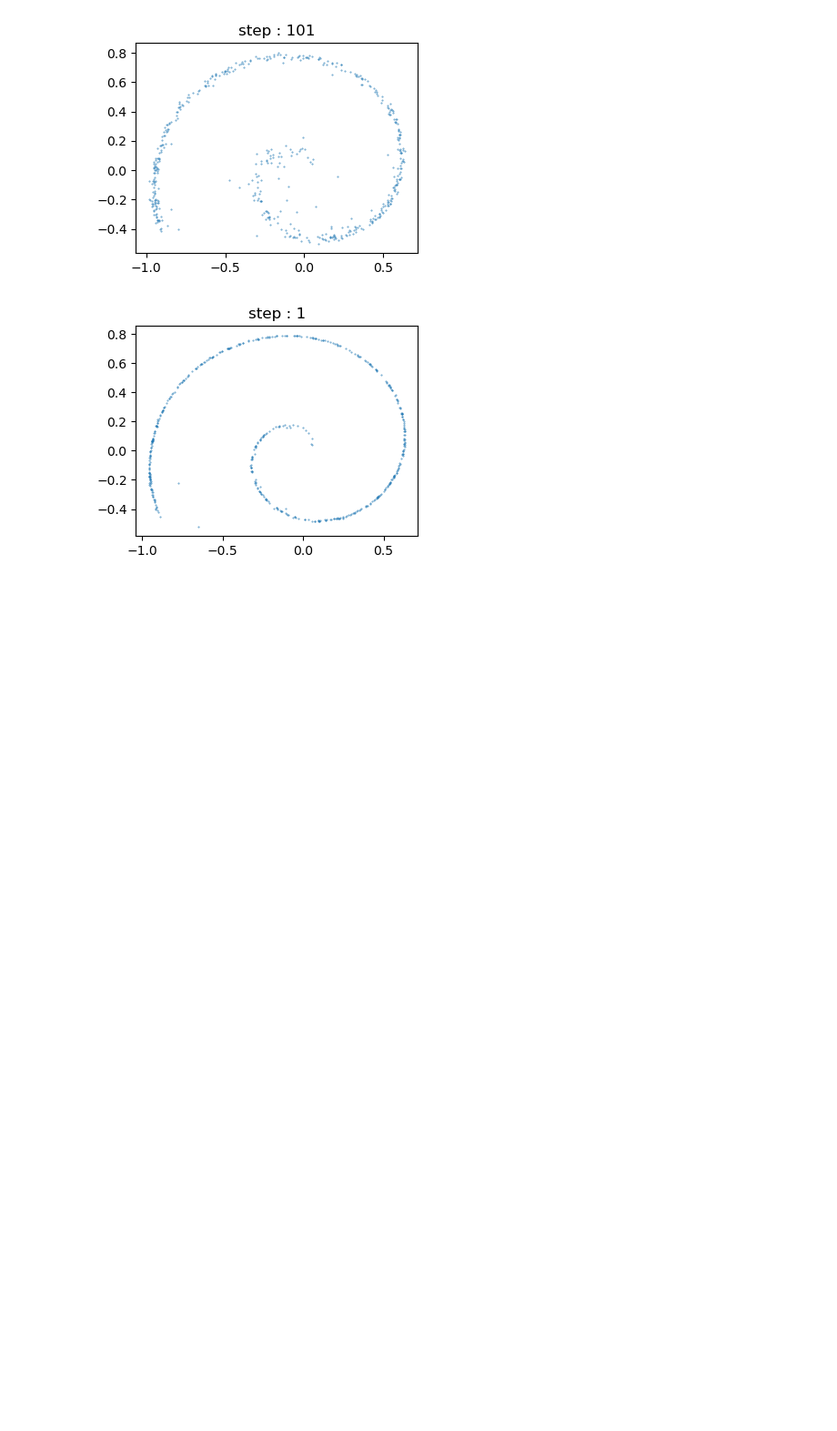
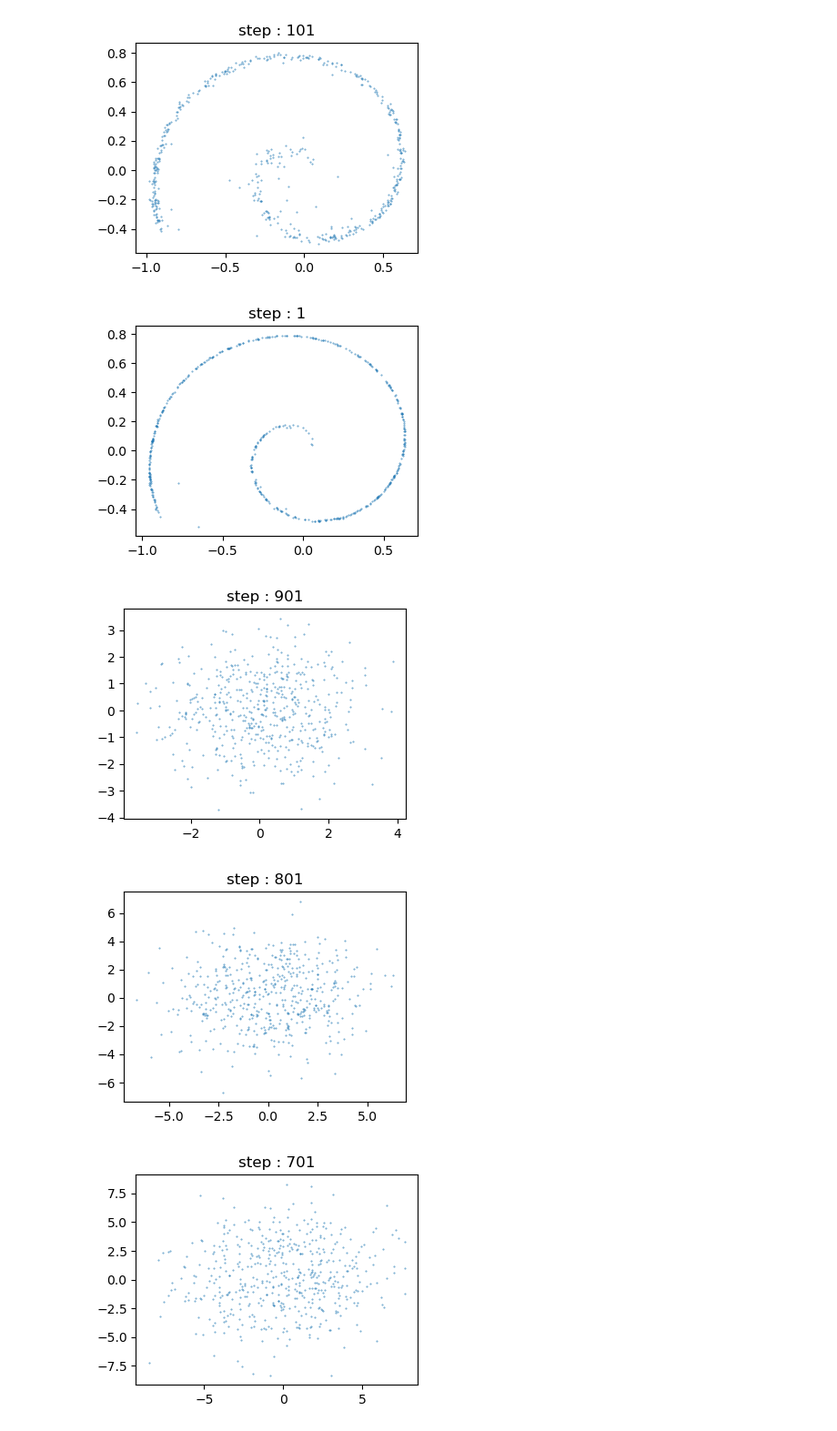
Before and after one commit to Creaptis/diffusion, a Jupyter notebook: second_order_version1.ipynb, the cells around one changed output. Shown: that part at 91% size. Drawn from its saved outputs; the diff is of its cells as text; code cells hidden in the pictures; blank space fills up the shorter version.

Commit message:
non deterministic predictor working

```diff
--- a/second_order_version1.ipynb
+++ b/second_order_version1.ipynb
@@ -463,0 +468,33 @@ result = generate_deterministic_batch(key, parameters, time_indices = time_indic
+# %%
+time_indices = jnp.array( list(range(num_timesteps))*batch_size).reshape(batch_size,num_timesteps).T
+
+def generate_batch(key, parameters, time_indices = time_indices) :
+
+    """
+    - key : PRNG key
+    - time_indices : shape (num_timsteps, batch_size) , timsteps are ordered from smallest to biggest
+    """
+
+    key1, key = random.split(key)
+
+    stepSize = timeSteps2stepSize(num_timesteps, batch_size)
+    batch = random.normal(key1, shape = (batch_size, 2, 2,1))*jnp.array([1,M]).reshape((1,-1,1,1)) # prior distribution
+    for i in range(num_timesteps- 2, 0, -1) :
+
+        key, batch = predictor( batch, i, stepSize[i], parameters, key)
+        batch_positions = batch[:,0,:,:]
+        ### test
+        if i%100 == 1 :
+          plt.figure(figsize = (4,3))
+          plt.scatter(batch_positions[:,0,0], batch_positions[:,1,0], s = 0.2, alpha = 0.7)
+          plt.title("step : " + str(i))
+          plt.show()
+        ###
+
+    return(batch)
+# %%
+result = generate_batch(key, parameters, time_indices = time_indices)
+# %% [output]
+[figure, added]
+[figure, added]
+[figure, added]
```
Also changed, not shown: parts of 5 cells of this notebook, 4 other files.
